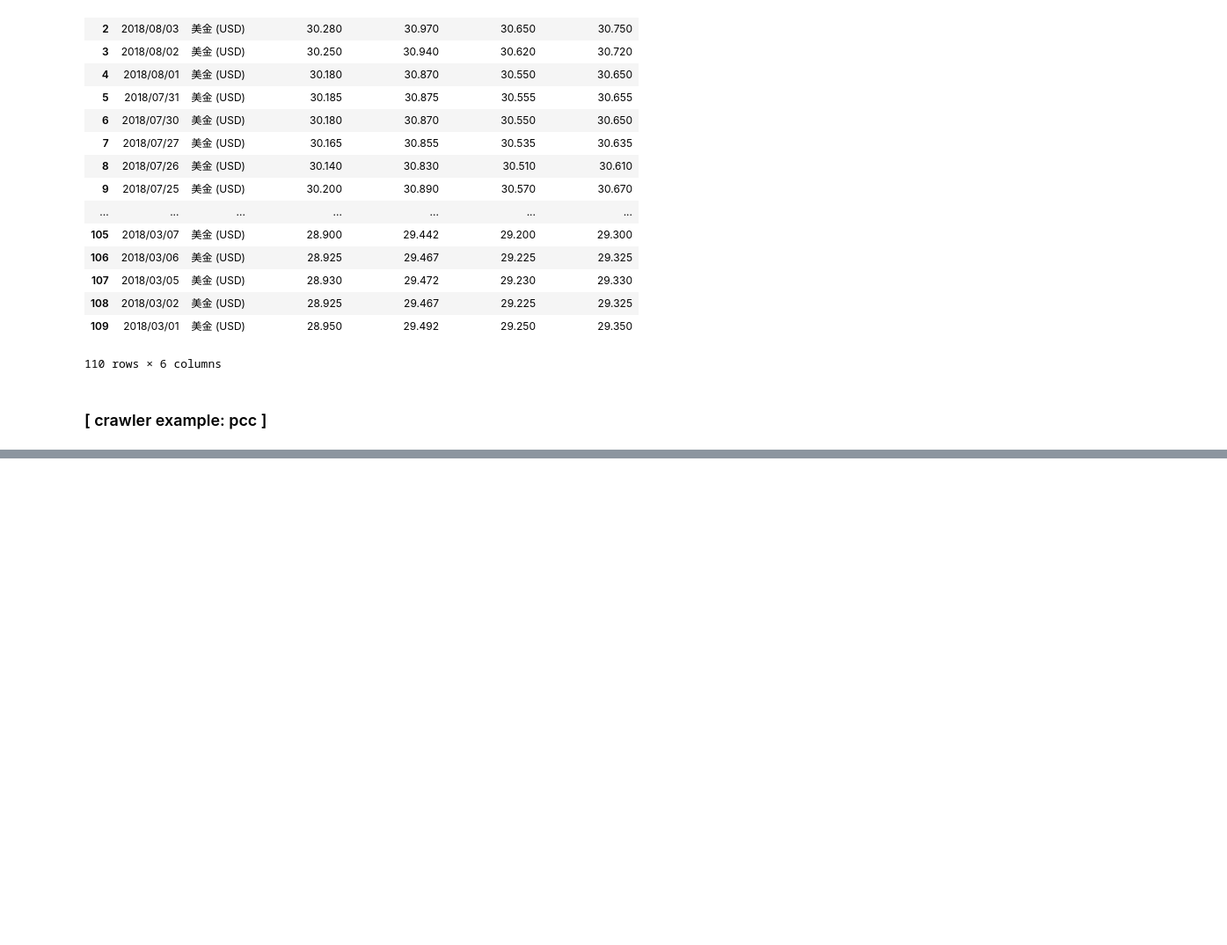
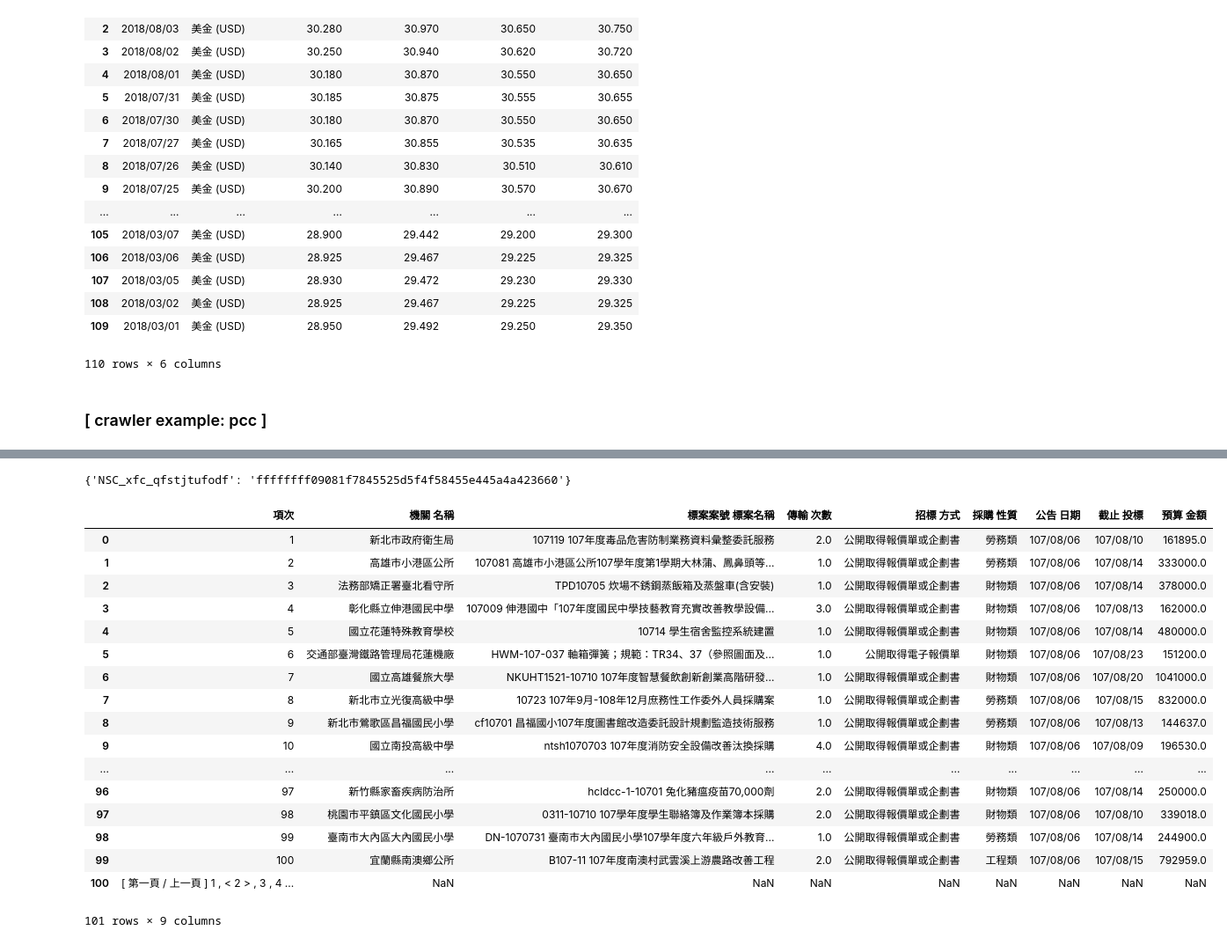
Before and after one commit to YuHsuanLin/pythonetl, a Jupyter notebook: cb102/cb102_20180807.ipynb, the cells around one changed output, grey strips where cells are left out. Shown at 88% size. Cells and saved outputs as stored; diff of their text form; code cells hidden in the pictures; blank space fills up the shorter version.

```diff
--- a/cb102/cb102_20180807.ipynb
+++ b/cb102/cb102_20180807.ipynb
@@ -139,0 +136,4 @@ df = df[:-1]
+# %%
+s.cookies.get_dict()
+# %% [output]
+{'NSC_xfc_qfstjtufodf': 'ffffffff09081f7845525d5f4f58455e445a4a423660'}
@@ -140,3 +146,26 @@ df = df[:-1]
+# %%
+soup = BeautifulSoup(resp2.text,'lxml')
+# %%
+pd.read_html(soup.select('#print_area table')[0].prettify(),header=0)[0]
+# %% [output]
+|  | 項次 | 機關 名稱 | 標案案號 標案名稱 | 傳輸 次數 | 招標 方式 | 採購 性質 | 公告 日期 | 截止 投標 | 預算 金額 |
+| 0 | 1 | 新北市政府衛生局 | 107119 107年度毒品危害防制業務資料彙整委託服務 | 2.0 | 公開取得報價單或企劃書 | 勞務類 | 107/08/06 | 107/08/10 | 161895.0 |
+| 1 | 2 | 高雄市小港區公所 | 107081 高雄市小港區公所107學年度第1學期大林蒲、鳳鼻頭等... | 1.0 | 公開取得報價單或企劃書 | 勞務類 | 107/08/06 | 107/08/14 | 333000.0 |
+| 2 | 3 | 法務部矯正署臺北看守所 | TPD10705 炊場不銹鋼蒸飯箱及蒸盤車(含安裝) | 1.0 | 公開取得報價單或企劃書 | 財物類 | 107/08/06 | 107/08/14 | 378000.0 |
+| 3 | 4 | 彰化縣立伸港國民中學 | 107009 伸港國中「107年度國民中學技藝教育充實改善教學設備... | 3.0 | 公開取得報價單或企劃書 | 財物類 | 107/08/06 | 107/08/13 | 162000.0 |
+| 4 | 5 | 國立花蓮特殊教育學校 | 10714 學生宿舍監控系統建置 | 1.0 | 公開取得報價單或企劃書 | 財物類 | 107/08/06 | 107/08/14 | 480000.0 |
+| 5 | 6 | 交通部臺灣鐵路管理局花蓮機廠 | HWM-107-037 軸箱彈簧；規範：TR34、37（參照圖面及... | 1.0 | 公開取得電子報價單 | 財物類 | 107/08/06 | 107/08/23 | 151200.0 |
+| 6 | 7 | 國立高雄餐旅大學 | NKUHT1521-10710 107年度智慧餐飲創新創業高階研發... | 1.0 | 公開取得報價單或企劃書 | 財物類 | 107/08/06 | 107/08/20 | 1041000.0 |
+| 7 | 8 | 新北市立光復高級中學 | 10723 107年9月-108年12月庶務性工作委外人員採購案 | 1.0 | 公開取得報價單或企劃書 | 勞務類 | 107/08/06 | 107/08/15 | 832000.0 |
+| 8 | 9 | 新北市鶯歌區昌福國民小學 | cf10701 昌福國小107年度圖書館改造委託設計規劃監造技術服務 | 1.0 | 公開取得報價單或企劃書 | 勞務類 | 107/08/06 | 107/08/13 | 144637.0 |
+| 9 | 10 | 國立南投高級中學 | ntsh1070703 107年度消防安全設備改善汰換採購 | 4.0 | 公開取得報價單或企劃書 | 財物類 | 107/08/06 | 107/08/09 | 196530.0 |
+| ... | ... | ... | ... | ... | ... | ... | ... | ... | ... |
+| 96 | 97 | 新竹縣家畜疾病防治所 | hcldcc-1-10701 兔化豬瘟疫苗70,000劑 | 2.0 | 公開取得報價單或企劃書 | 財物類 | 107/08/06 | 107/08/14 | 250000.0 |
+| 97 | 98 | 桃園市平鎮區文化國民小學 | 0311-10710 107學年度學生聯絡簿及作業簿本採購 | 2.0 | 公開取得報價單或企劃書 | 財物類 | 107/08/06 | 107/08/10 | 339018.0 |
+| 98 | 99 | 臺南市大內區大內國民小學 | DN-1070731 臺南市大內國民小學107學年度六年級戶外教育... | 1.0 | 公開取得報價單或企劃書 | 勞務類 | 107/08/06 | 107/08/14 | 244900.0 |
+| 99 | 100 | 宜蘭縣南澳鄉公所 | B107-11 107年度南澳村武雲溪上游農路改善工程 | 2.0 | 公開取得報價單或企劃書 | 工程類 | 107/08/06 | 107/08/15 | 792959.0 |
+| 100 | [ 第一頁 / 上一頁 ] 1 , < 2 > , 3 , 4 ... | NaN | NaN | NaN | NaN | NaN | NaN | NaN | NaN |
+101 rows × 9 columns
 # %%
 df
 # %% [output]
```
Also changed, not shown: parts of 40 cells of this notebook.
